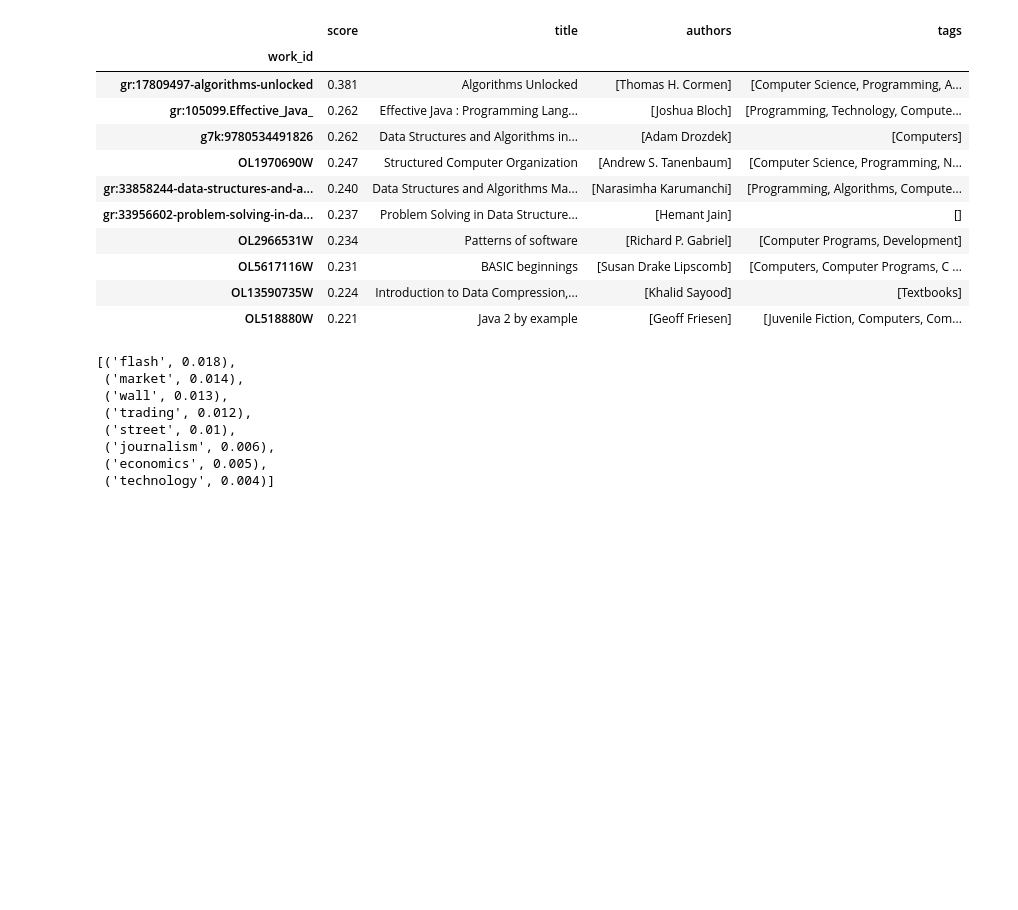
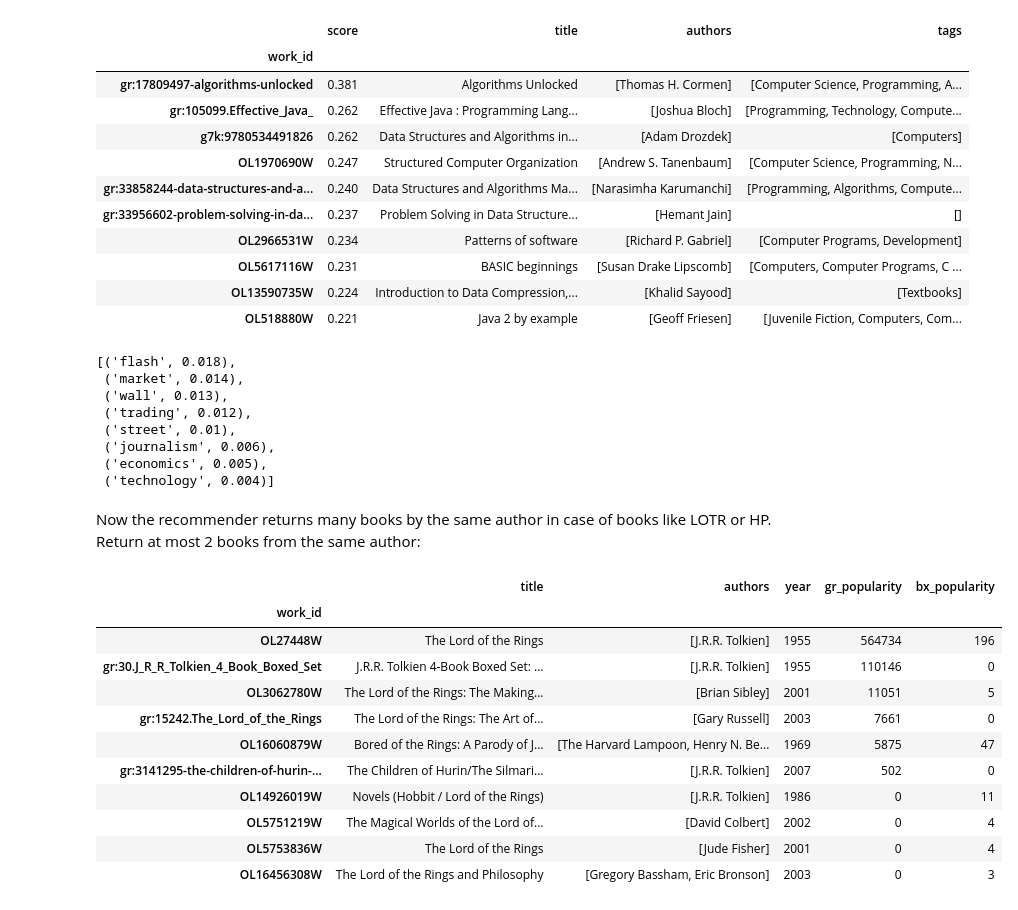
Before and after one commit to mychaelka/book-recommender, a Jupyter notebook: notebooks/vector_search.ipynb, the cells around one changed output. Cells and saved outputs as stored; diff of their text form; code cells hidden in the pictures; blank space fills up the shorter version.

Commit message:
filter out books by the same author

```diff
--- a/notebooks/vector_search.ipynb
+++ b/notebooks/vector_search.ipynb
@@ -179,3 +177,5 @@ explain_match(algorithms, recs.index[10])  # recs.index[0] returns work id of th
  ('journalism', 0.006),
  ('economics', 0.005),
  ('technology', 0.004)]
+# %% [markdown]
+Now the recommender returns many books by the same author in case of books like LOTR or HP. Return at most 2 books from the same author:
@@ -181,0 +207,15 @@ explain_match(algorithms, recs.index[10])  # recs.index[0] returns work id of th
+# %%
+find_book("lord of the rings", books)
+# %% [output]
+|  | title | authors | year | gr_popularity | bx_popularity |
+| work_id |  |  |  |  |  |
+| OL27448W | The Lord of the Rings | [J.R.R. Tolkien] | 1955 | 564734 | 196 |
+| gr:30.J_R_R_Tolkien_4_Book_Boxed_Set | J.R.R. Tolkien 4-Book Boxed Set: ... | [J.R.R. Tolkien] | 1955 | 110146 | 0 |
+| OL3062780W | The Lord of the Rings: The Making... | [Brian Sibley] | 2001 | 11051 | 5 |
+| gr:15242.The_Lord_of_the_Rings | The Lord of the Rings: The Art of... | [Gary Russell] | 2003 | 7661 | 0 |
+| OL16060879W | Bored of the Rings: A Parody of J... | [The Harvard Lampoon, Henry N. Be... | 1969 | 5875 | 47 |
+| gr:3141295-the-children-of-hurin-... | The Children of Hurin/The Silmari... | [J.R.R. Tolkien] | 2007 | 502 | 0 |
+| OL14926019W | Novels (Hobbit / Lord of the Rings) | [J.R.R. Tolkien] | 1986 | 0 | 11 |
+| OL5751219W | The Magical Worlds of the Lord of... | [David Colbert] | 2002 | 0 | 4 |
+| OL5753836W | The Lord of the Rings | [Jude Fisher] | 2001 | 0 | 4 |
+| OL16456308W | The Lord of the Rings and Philosophy | [Gregory Bassham, Eric Bronson] | 2003 | 0 | 3 |
```
Also changed, not shown: parts of 4 cells of this notebook.
